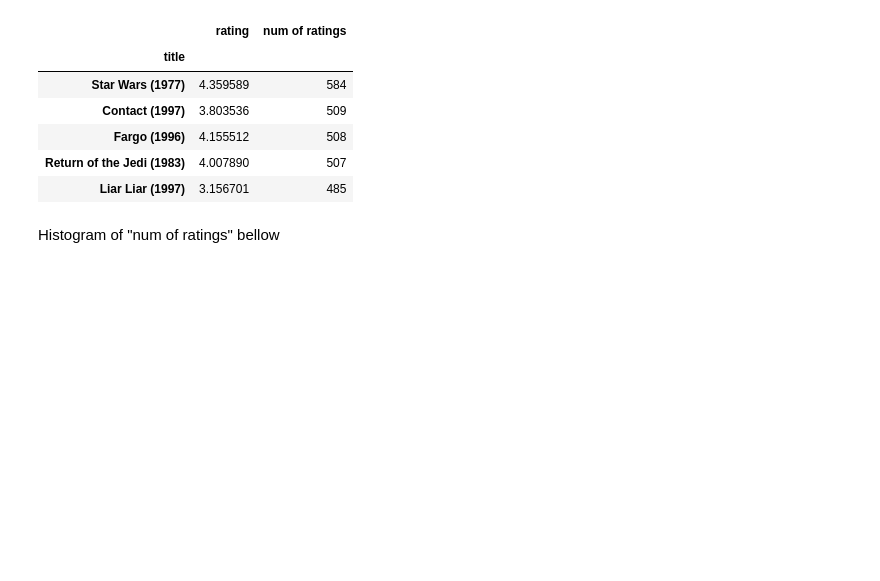
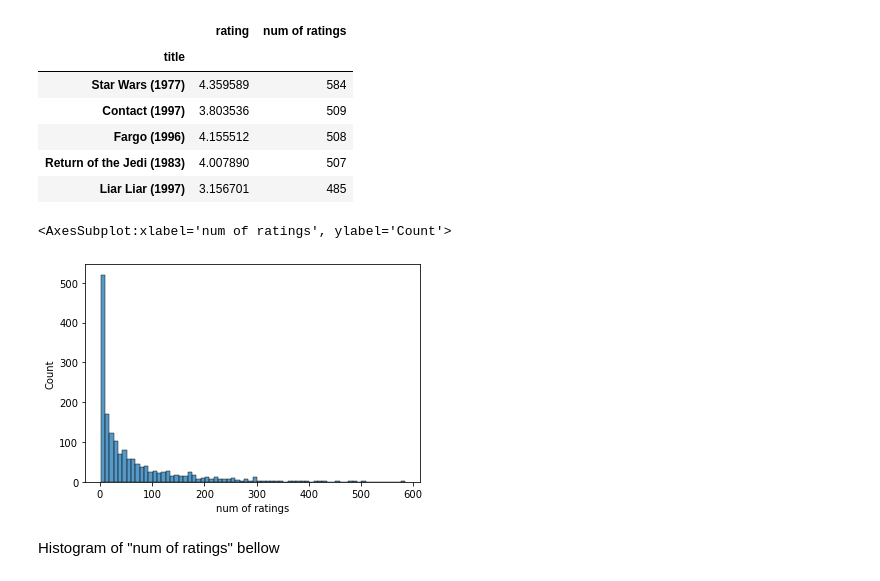
Before and after one commit to samiradibaj/19-Recommender-Systems, a Jupyter notebook: 01-Movies Recommender Systems.ipynb, the cells around one changed output. Saved outputs shown, nothing was run; the diff lists cells and outputs as text; code cells hidden in the pictures; blank space fills up the shorter version.

```diff
--- a/01-Movies Recommender Systems.ipynb
+++ b/01-Movies Recommender Systems.ipynb
@@ -65,6 +65,11 @@ ratings.head()
 | Fargo (1996) | 4.155512 | 508 |
 | Return of the Jedi (1983) | 4.007890 | 507 |
 | Liar Liar (1997) | 3.156701 | 485 |
+# %%
+sns.histplot(ratings['num of ratings'], bins=70)
+# %% [output]
+<AxesSubplot:xlabel='num of ratings', ylabel='Count'>
+[figure, added]
 # %% [markdown]
 Histogram of "num of ratings" bellow
 # %%
```
Also changed, not shown: parts of 13 cells of this notebook.
